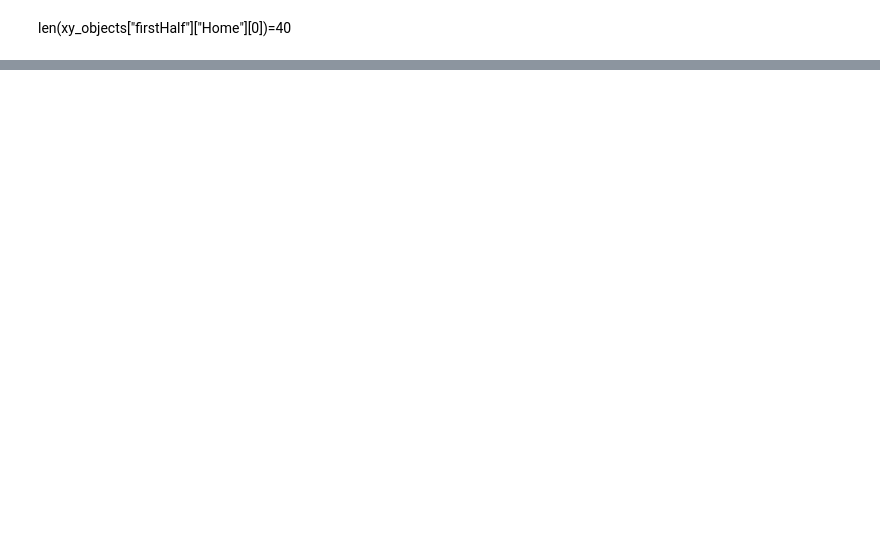
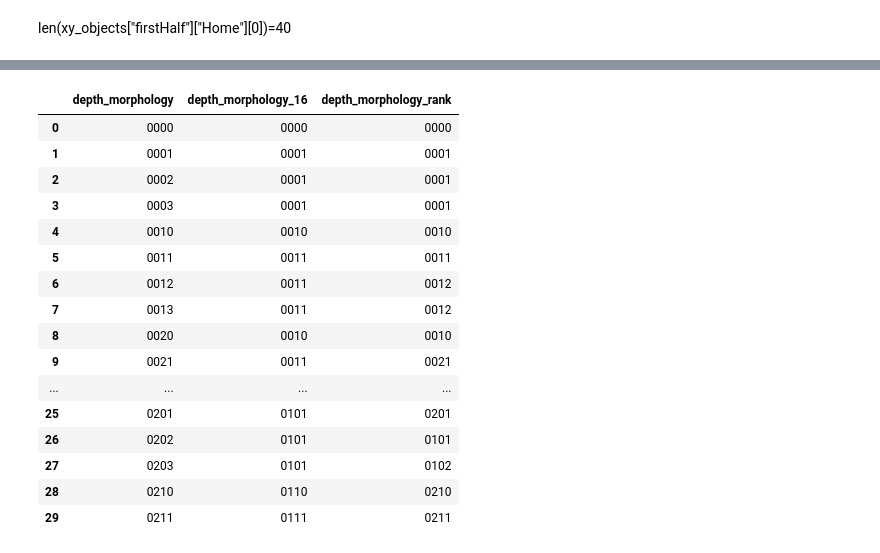
Before and after one commit to Csenongmin/FootballTrans, a Jupyter notebook: clustering.ipynb, the cells around one changed output, grey strips where cells are left out. Drawn from its saved outputs; the diff is of its cells as text; code cells hidden in the pictures; blank space fills up the shorter version.

```diff
--- a/clustering.ipynb
+++ b/clustering.ipynb
@@ -312,0 +745,28 @@ thr = 5.8
+# %%
+def simplify_depth_morphology_rank(code):
+    """
+    depth code의 상대적인 계단 구조를 보존한다.
+
+    예:
+        0000 -> 0000
+        0002 -> 0001
+        0003 -> 0001
+        3110 -> 2110
+        3120 -> 3120
+        3030 -> 2020
+    """
+    values = [int(c) for c in str(code)]
+
+    unique_values = sorted(set(values))
+
+    rank_map = {
+        value: rank
+        for rank, value in enumerate(unique_values)
+    }
+
+    return "".join(str(rank_map[v]) for v in values)
+# %%
+all_delta_df["depth_morphology_16"] = (
+    all_delta_df["depth_morphology"]
+    .apply(simplify_depth_morphology)
+)
@@ -312,0 +833,33 @@ thr = 5.8
+# %%
+all_delta_df["depth_morphology_rank"] = (
+    all_delta_df["depth_morphology"]
+    .apply(simplify_depth_morphology_rank)
+)
+mapping_df = (
+    all_delta_df[
+        ["depth_morphology", "depth_morphology_16", "depth_morphology_rank"]
+    ]
+    .drop_duplicates()
+    .sort_values("depth_morphology")
+    .reset_index(drop=True)
+)
+
+mapping_df.head(30)
+# %% [output]
+|  | depth_morphology | depth_morphology_16 | depth_morphology_rank |
+| 0 | 0000 | 0000 | 0000 |
+| 1 | 0001 | 0001 | 0001 |
+| 2 | 0002 | 0001 | 0001 |
+| 3 | 0003 | 0001 | 0001 |
+| 4 | 0010 | 0010 | 0010 |
+| 5 | 0011 | 0011 | 0011 |
+| 6 | 0012 | 0011 | 0012 |
+| 7 | 0013 | 0011 | 0012 |
+| 8 | 0020 | 0010 | 0010 |
+| 9 | 0021 | 0011 | 0021 |
+| ... | ... | ... | ... |
+| 25 | 0201 | 0101 | 0201 |
+| 26 | 0202 | 0101 | 0101 |
+| 27 | 0203 | 0101 | 0102 |
+| 28 | 0210 | 0110 | 0210 |
+| 29 | 0211 | 0111 | 0211 |
```
Also changed, not shown: parts of 49 cells of this notebook, 5 other files.
